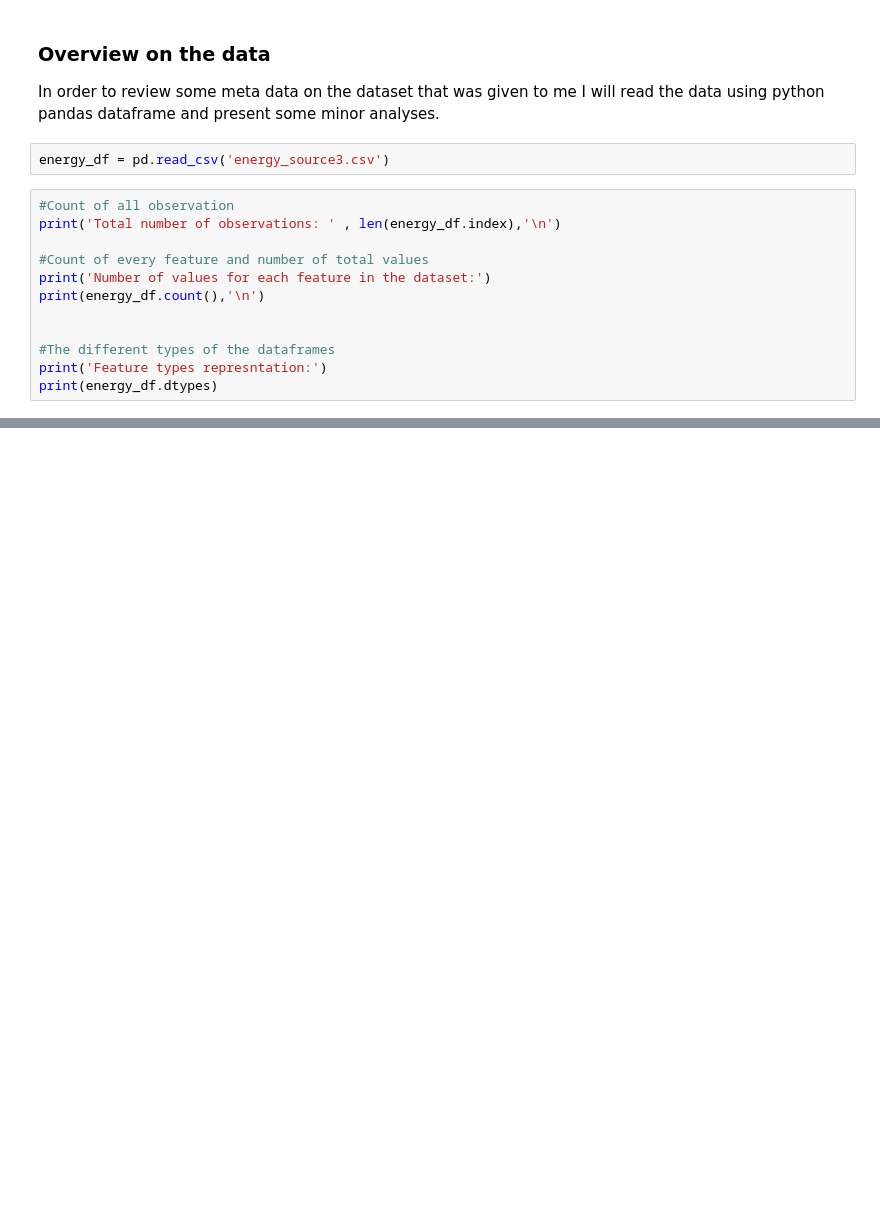
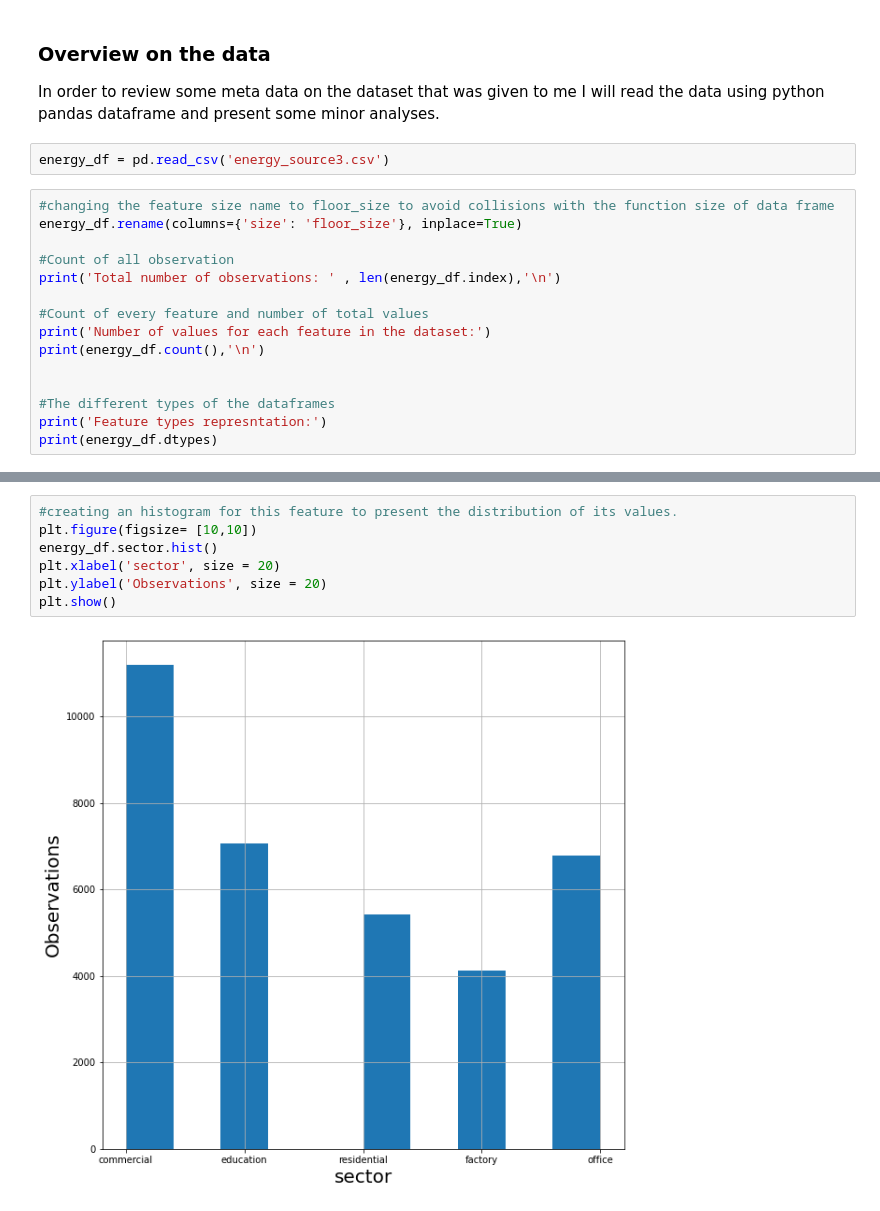
Before and after one commit to itamar27/Python-final-project, a Jupyter notebook: energy.ipynb, the cells around one changed output, grey strips where cells are left out. Cells and saved outputs as stored; diff of their text form; blank space fills up the shorter version.

Commit message:
almost done fixing data

```diff
--- a/energy.ipynb
+++ b/energy.ipynb
@@ -78,6 +78,9 @@ In order to review some meta data on the dataset that was given to me I will rea
 # %%
 energy_df = pd.read_csv('energy_source3.csv')
 # %%
+#changing the feature size name to floor_size to avoid collisions with the function size of data frame
+energy_df.rename(columns={'size': 'floor_size'}, inplace=True)
+
 #Count of all observation
 print('Total number of observations: ' , len(energy_df.index),'\n')
 
@@ -125,0 +228,9 @@ In the next chapter I will review other features that are candidte of having 'ga
+# %%
+#creating an histogram for this feature to present the distribution of its values.
+plt.figure(figsize= [10,10])
+energy_df.sector.hist()
+plt.xlabel('sector', size = 20)
+plt.ylabel('Observations', size = 20)
+plt.show()
+# %% [output]
+[figure, added]
```
Also changed, not shown: parts of 23 cells of this notebook.
